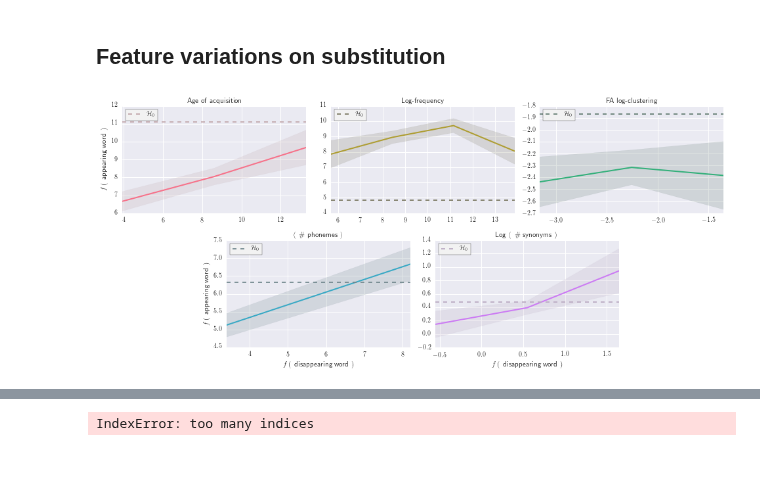
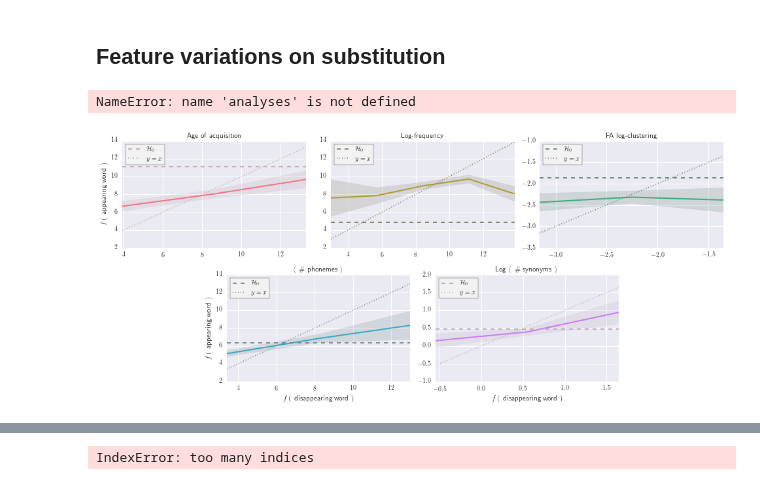
Before and after one commit to wehlutyk/brainscopypaste, a Jupyter notebook: substitutions_paper.ipynb, the cells around one changed output, grey strips where cells are left out. Cells and saved outputs as stored; diff of their text form; code cells hidden in the pictures.

```diff
--- a/substitutions_paper.ipynb
+++ b/substitutions_paper.ipynb
@@ -69,12 +70,21 @@ tr_map = {'aoa_Kuperman': 'Age of acquisition',
           'wn_NSigns': r'Log \# meanings',
           'wn_PR_scores': 'WN log-pagerank'}
 
+back_tr_map = dict([(v, k) for k, v in tr_map.iteritems()])
+
+def _translate(labels, tr):
+    if isinstance(labels, list):
+        return [tr[l] for l in labels]
+    else:
+        return tr[labels]
+
 def translate(labels):
     """Translate a list of internal labels to human-readable ones."""
-    if isinstance(labels, list):
-        return [tr_map[l] for l in labels]
-    else:
-        return tr_map[labels]
+    return _translate(labels, tr_map)
+
+def back_translate(labels):
+    """Translate a list of human-readable labels to internal ones."""
+    return _translate(labels, back_tr_map)
 # %%
 # Build susceptibilities and filter out zeros
 for a in sa.analyses:
@@ -160,7 +293,7 @@ sg.fig.savefig('data/figures_paper/feature_susceptibilities.png', bbox_inches='t
 ## Feature variations on substitution
 # %%
 nbins_variations = 5
-n_pts_threshold = 15
+n_pts_threshold = 10
 
 # Build variations
 for a in analyses:
@@ -177,21 +310,32 @@ for a in analyses:
     a.build_variations(n_pts_threshold)
 
 # Convert to DataFrame
-vdata_binned = pd.DataFrame({'feature': np.concatenate([[a.feature.publicname] * len(a.bin_middles) for a in analyses]),
-                             'disappearing bin middles': np.concatenate([a.bin_middles for a in analyses]),
-                             'appearing bin averages': np.concatenate([a.daughter_d for a in analyses]),
-                             'appearing H0': np.concatenate([np.ones_like(a.bin_middles) * a.feature.values.mean() for a in analyses]),
+vdata_binned = pd.DataFrame({'feature': np.concatenate([[a.feature.publicname] * len(a.bin_middles)
+                                                        for a in analyses]),
+                             'disappearing bin middles': np.concatenate([a.bin_middles
+                                                                         for a in analyses]),
+                             'appearing bin averages': np.concatenate([a.daughter_d
+                                                                       for a in analyses]),
+                             'appearing H0': np.concatenate([np.ones_like(a.bin_middles) *
+                                                             a.feature.values.mean()
+                                                             for a in analyses]),
                              'ci': np.concatenate([a.daughter_d_ci for a in analyses])})
-vdata_raw = pd.DataFrame({'feature': np.concatenate([[a.feature.publicname] * len(a.l2_f_mothers) for a in analyses]),
+vdata_raw = pd.DataFrame({'feature': np.concatenate([[a.feature.publicname] * len(a.l2_f_mothers)
+                                                     for a in analyses]),
                           'disappearing raw': np.concatenate([a.l2_f_mothers for a in analyses]),
                           'appearing raw': np.concatenate([a.l2_f_daughters for a in analyses]),
-                          'appearing H0': np.concatenate([np.ones_like(a.l2_f_daughters) * a.feature.values.mean() for a in analyses])})
+                          'appearing H0': np.concatenate([np.ones_like(a.l2_f_daughters) *
+                                                          a.feature.values.mean() for a in analyses])})
+# %% [output]
+NameError: name 'analyses' is not defined
 # %%
 def plot_variations(xvalues, avalues, h0s, cis, **kwargs):
     color = kwargs.get('color', 'blue')
 
     plt.plot(xvalues, avalues, '-', lw=2, color=color)
-    plt.plot(xvalues, h0s, linestyle='dashed', color=sb.desaturate(color, 0.2), label=r'$\mathcal{H}_0$')
+    plt.plot(xvalues, h0s, linestyle='dashed', color=sb.desaturate(color, 0.2),
+             label=r'$\mathcal{H}_0$')
+    plt.plot(xvalues, xvalues, linestyle='dotted', color=sb.desaturate(color, 0.2), label=r'$y = x$')
     plt.fill_between(xvalues.values, avalues.values - cis.values, avalues.values + cis.values,
                      color=sb.desaturate(color, 0.2), alpha=0.2)
     xmin, xmax = xvalues.iloc[0], xvalues.iloc[-1]
@@ -206,35 +350,36 @@ def plot_variations(xvalues, avalues, h0s, cis, **kwargs):
         ymax += (ymax - ymin) / 10
     plt.ylim(ymin, ymax)
 
 # Plot!
 vg = sb.FacetGrid(vdata_binned, col='feature', col_wrap=3, col_order=translate(included_features),
-                  aspect=1.5, size=3, sharex=False, sharey=False, hue='feature', palette=palette_dict)#,
+                  aspect=1.5, size=3, sharex=False, sharey=False, hue='feature',
+                  palette=palette_dict)#,
                   #legend=True)
 vg.map(plot_variations, 'disappearing bin middles', 'appearing bin averages', 'appearing H0', 'ci')
 vg.set_titles('{col_name}')
 vg.set_xlabels(r'$f \left( \right.$ disappearing word $\left. \right)$')
 vg.set_ylabels(r'$f \left( \right.$ appearing word $\left. \right)$')
 for ax in vg.axes.ravel():
     legend = ax.legend(frameon=True, loc='upper left')
     if not legend:
         # Skip if nothing was plotted on these axes
         continue
     frame = legend.get_frame()
     frame.set_facecolor('#f2f2f2')
     frame.set_edgecolor('#000000')
 # Remove the last axis and recenter the lower row
 #vg.axes[1, 2].set_axis_off()
 pts02 = vg.axes[2].get_position().get_points()
 pts01 = vg.axes[1].get_position().get_points()
 trans = Affine2D().translate((pts02[1, 0] - pts01[1, 0]) / 2, 0)
 box10 = vg.axes[3].get_position()
 box11 = vg.axes[4].get_position()
 vg.axes[2].set_xlabel('')
 vg.axes[3].set_position(TransformedBbox(box10, trans))
 vg.axes[4].set_position(TransformedBbox(box11, trans))
 vg.fig.savefig('data/figures_paper/feature_variations-binned.png', bbox_inches='tight', dpi=300)
 # %% [output]
-[figure, old version]
+[figure, new version]
 # %%
 from pprint import pprint
 for a in sa.analyses:
```
Also changed, not shown: parts of 9 cells of this notebook.
